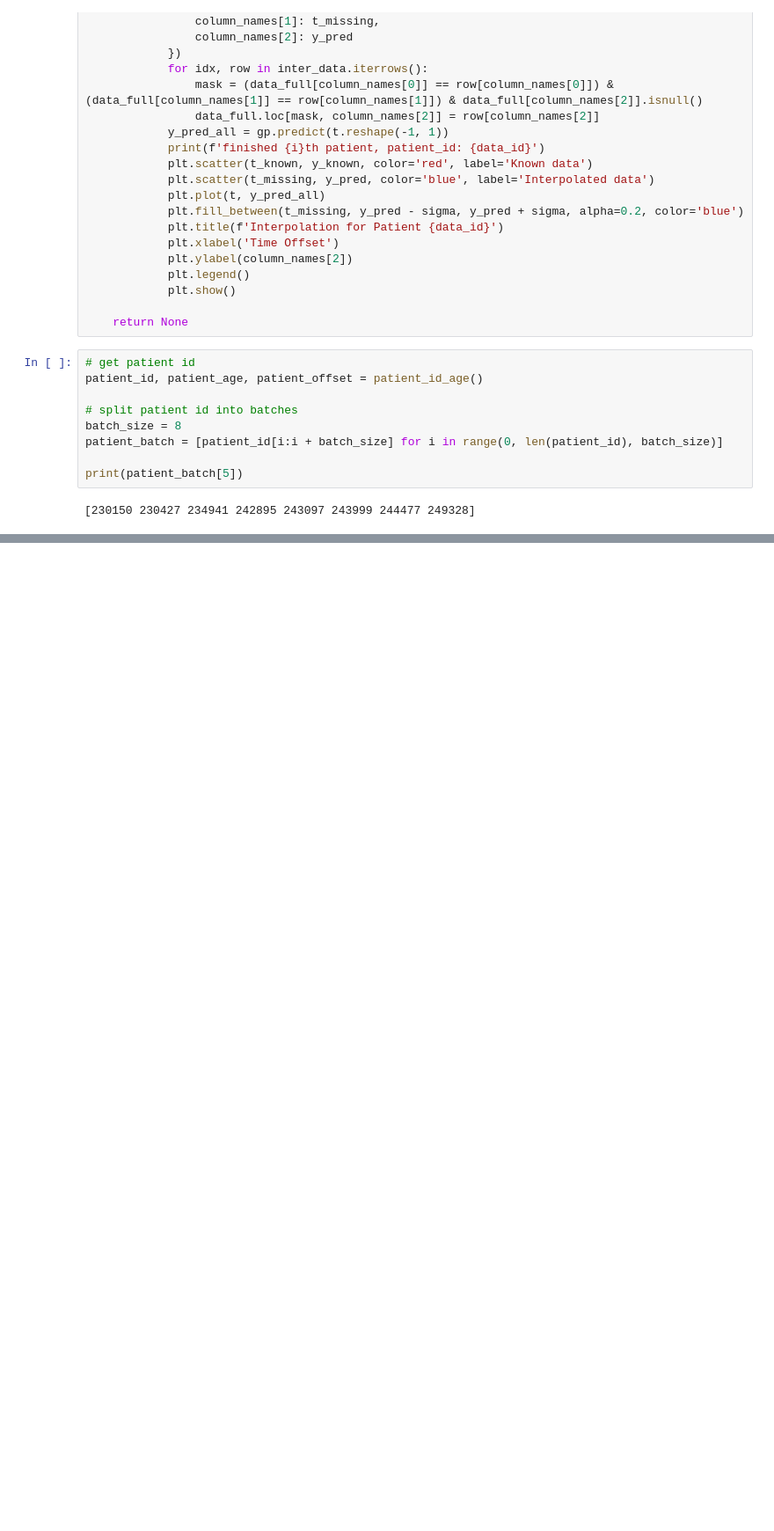
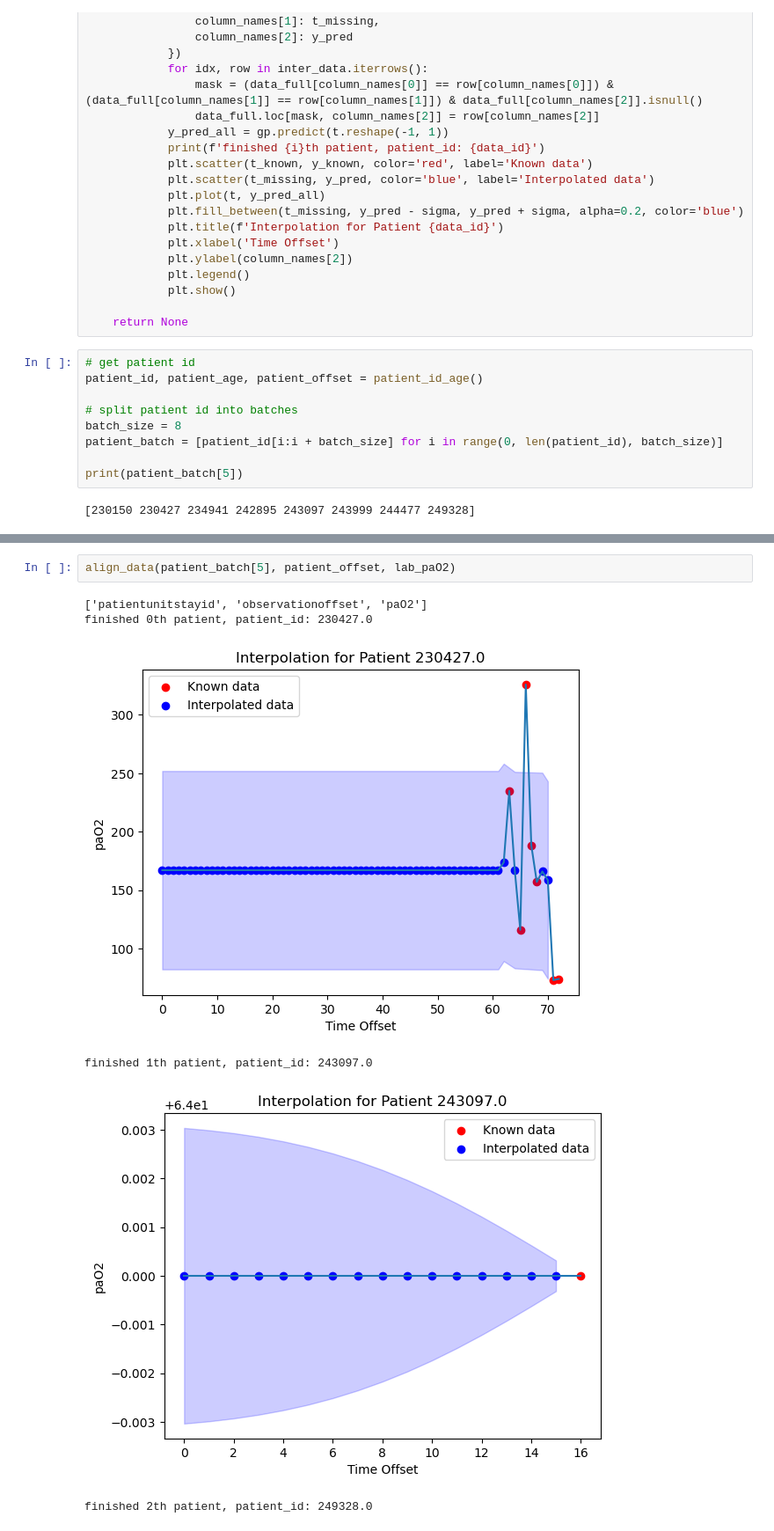
Before and after one commit to xiao-zy19/stream, a Jupyter notebook: Data_extract/align_data.ipynb, the cells around one changed output, grey strips where cells are left out. Shown at 88% size. Drawn from its saved outputs; the diff is of its cells as text; blank space fills up the shorter version.

```diff
--- a/Data_extract/align_data.ipynb
+++ b/Data_extract/align_data.ipynb
@@ -144,0 +201,9 @@ KeyboardInterrupt:
+# %%
+align_data(patient_batch[5], patient_offset, lab_paO2)
+# %% [output]
+['patientunitstayid', 'observationoffset', 'paO2']
+finished 0th patient, patient_id: 230427.0
+[figure, added]
+finished 1th patient, patient_id: 243097.0
+[figure, added]
+finished 2th patient, patient_id: 249328.0
```
Also changed, not shown: parts of 6 cells of this notebook.
